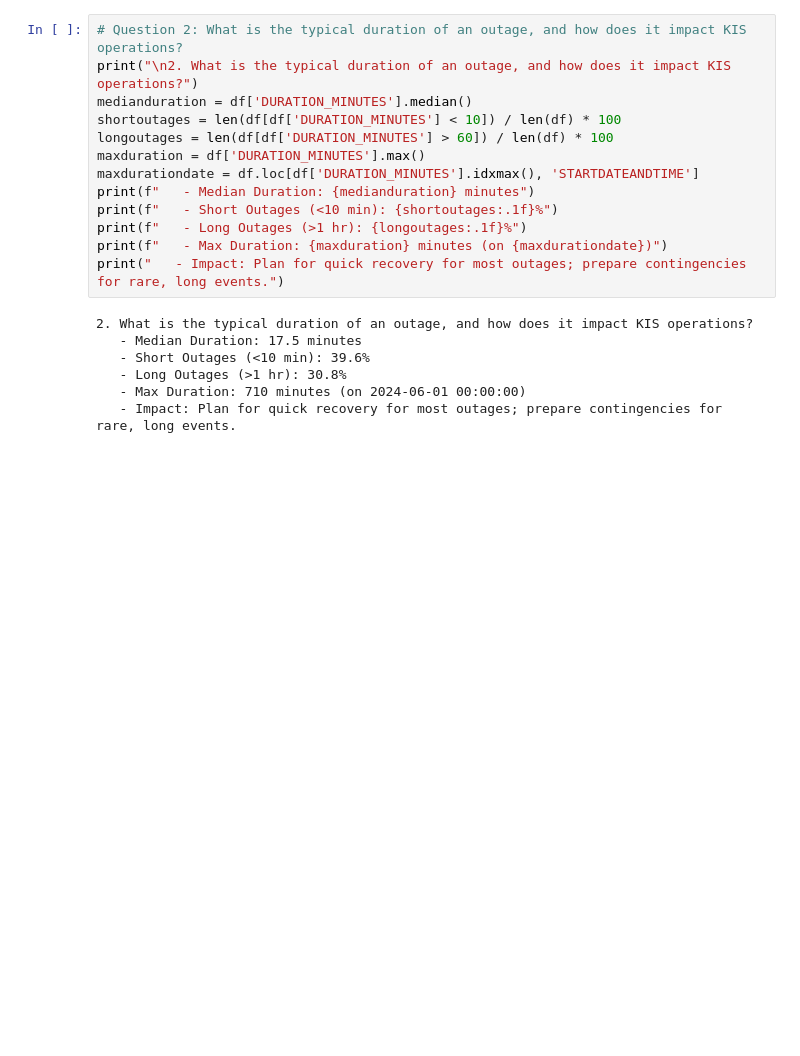
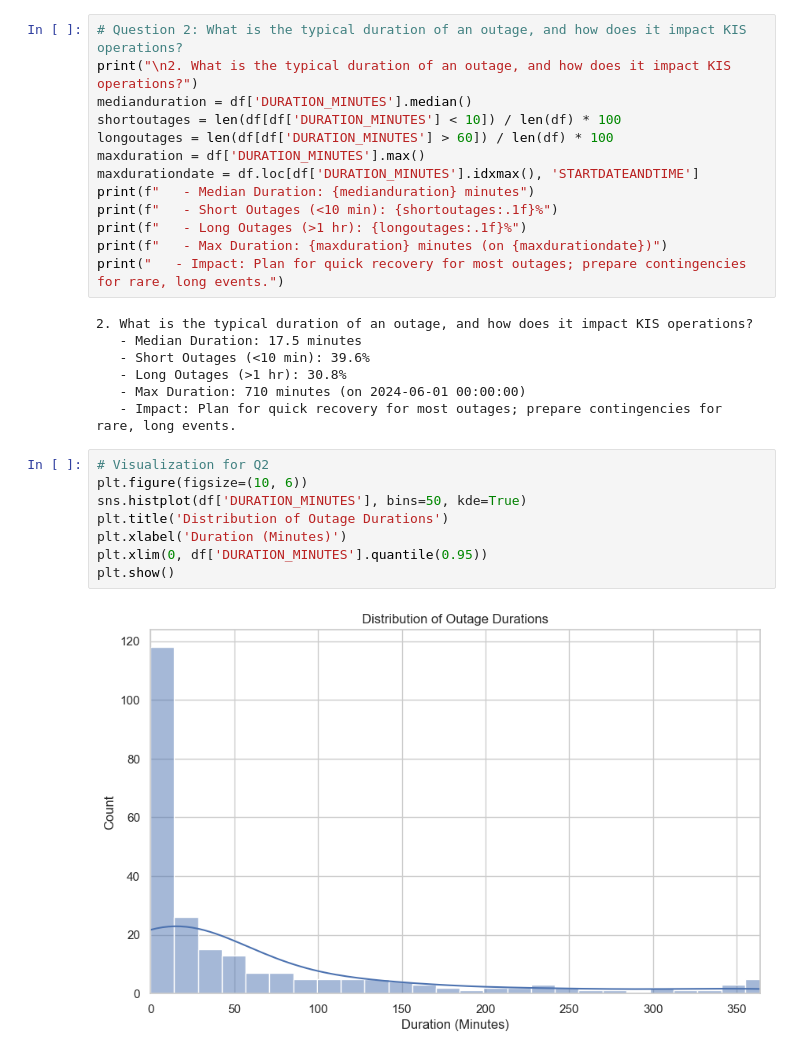
Before and after one commit to Phionanamugga/POWER_GRID_AI_PREDICITIVE_MAINTENANCE, a Jupyter notebook: power_outages.ipynb, the cells around one changed output. Drawn from its saved outputs; the diff is of its cells as text; blank space fills up the shorter version.

Commit message:
compares typical durations of outages[Delivers#189071323]

```diff
--- a/power_outages.ipynb
+++ b/power_outages.ipynb
@@ -137,3 +137,13 @@ print("   - Impact: Plan for quick recovery for most outages; prepare contingenc
    - Long Outages (>1 hr): 30.8%
    - Max Duration: 710 minutes (on 2024-06-01 00:00:00)
    - Impact: Plan for quick recovery for most outages; prepare contingencies for rare, long events.
+# %%
+# Visualization for Q2
+plt.figure(figsize=(10, 6))
+sns.histplot(df['DURATION_MINUTES'], bins=50, kde=True)
+plt.title('Distribution of Outage Durations')
+plt.xlabel('Duration (Minutes)')
+plt.xlim(0, df['DURATION_MINUTES'].quantile(0.95))
+plt.show()
+# %% [output]
+[figure, added]
```
